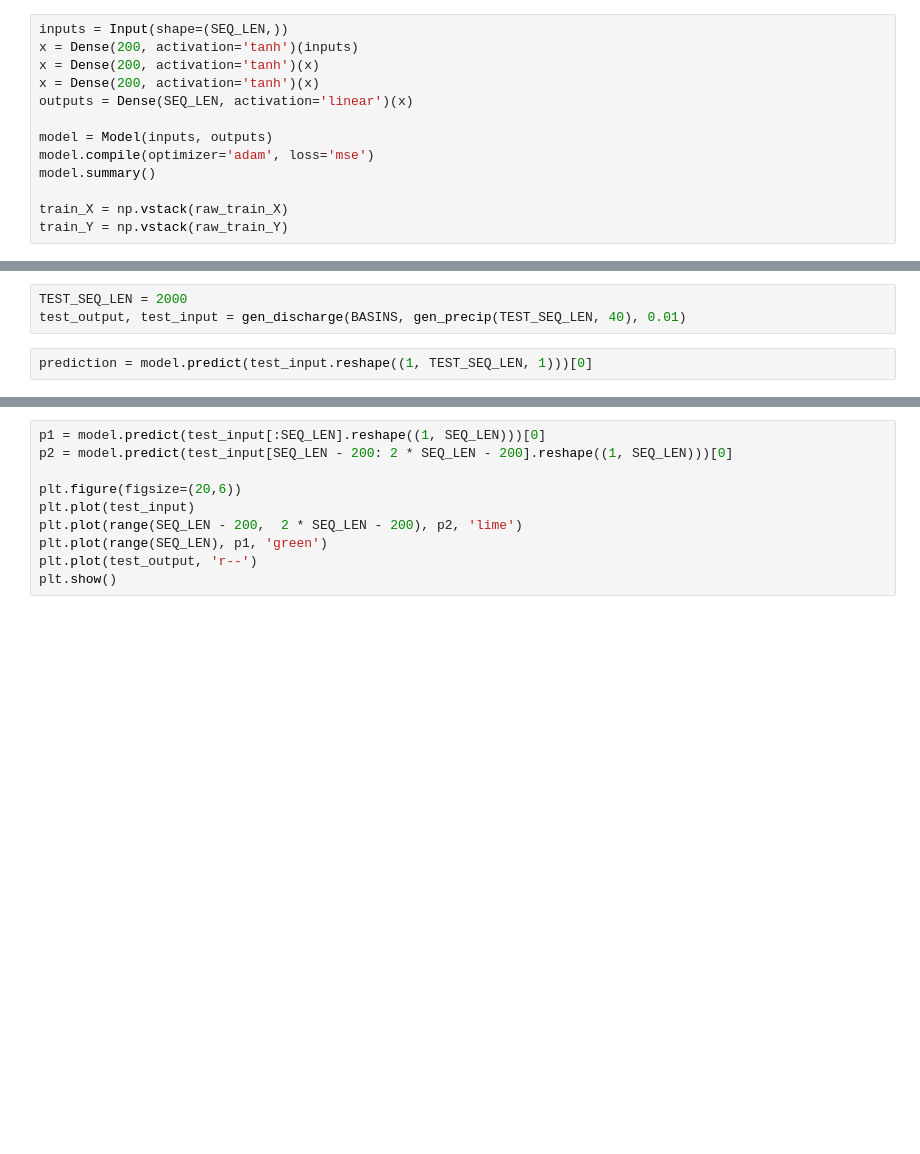
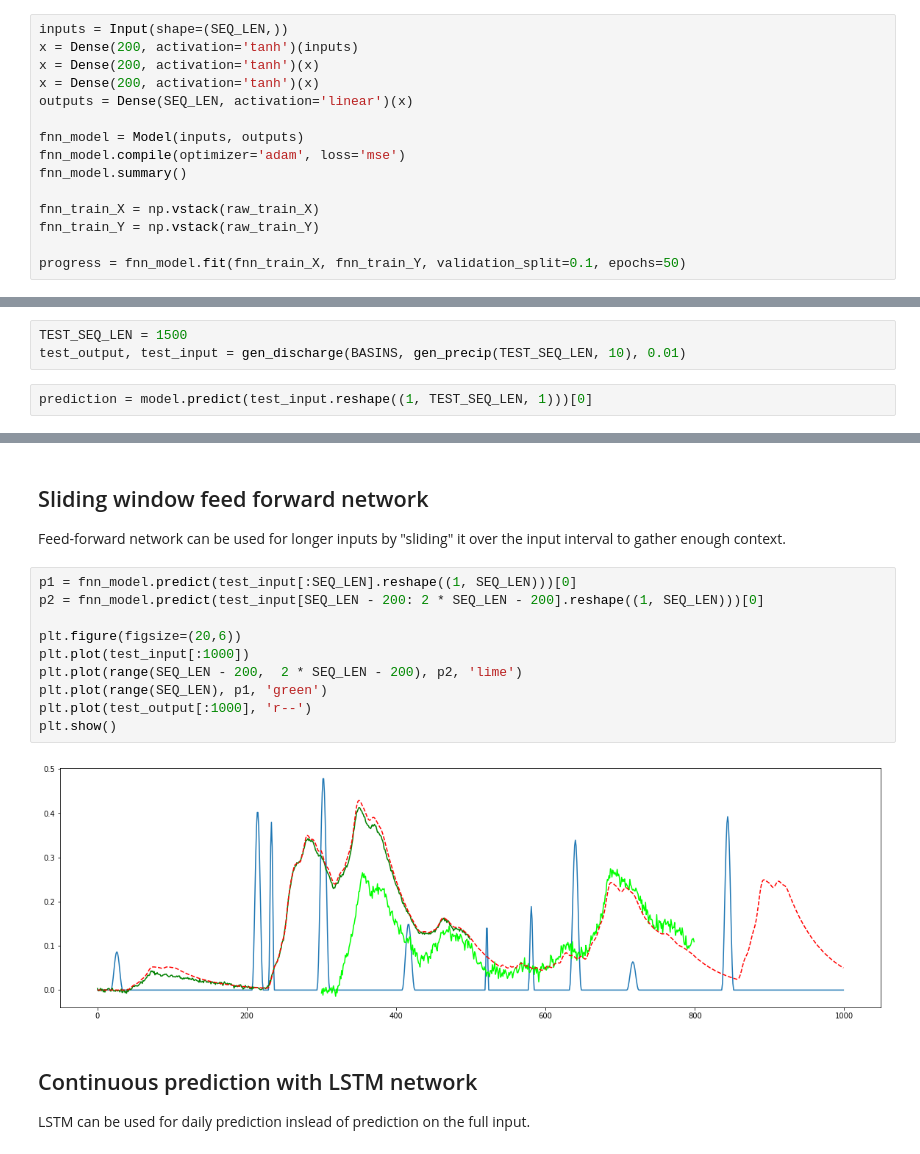
Before and after one commit to mlcollege/time-series-analysis, a Jupyter notebook: src/rainfall_runoff-complete.ipynb, the cells around one changed output, grey strips where cells are left out. Saved outputs shown, nothing was run; the diff lists cells and outputs as text; blank space fills up the shorter version.

```diff
--- a/src/rainfall_runoff-complete.ipynb
+++ b/src/rainfall_runoff-complete.ipynb
@@ -77,9 +79,11 @@ x = Dense(200, activation='tanh')(x)
 x = Dense(200, activation='tanh')(x)
 outputs = Dense(SEQ_LEN, activation='linear')(x)
 
-model = Model(inputs, outputs)
-model.compile(optimizer='adam', loss='mse')
-model.summary()
+fnn_model = Model(inputs, outputs)
+fnn_model.compile(optimizer='adam', loss='mse')
+fnn_model.summary()
 
-train_X = np.vstack(raw_train_X)
-train_Y = np.vstack(raw_train_Y)
+fnn_train_X = np.vstack(raw_train_X)
+fnn_train_Y = np.vstack(raw_train_Y)
+
+progress = fnn_model.fit(fnn_train_X, fnn_train_Y, validation_split=0.1, epochs=50)
@@ -111,6 +208,6 @@ progress = model.fit(train_X, train_Y, validation_split=0.1, epochs=50)
 # %%
-TEST_SEQ_LEN = 2000
-test_output, test_input = gen_discharge(BASINS, gen_precip(TEST_SEQ_LEN, 40), 0.01)
+TEST_SEQ_LEN = 1500
+test_output, test_input = gen_discharge(BASINS, gen_precip(TEST_SEQ_LEN, 10), 0.01)
 # %%
 prediction = model.predict(test_input.reshape((1, TEST_SEQ_LEN, 1)))[0]
 # %%
@@ -122,10 +221,18 @@ plt.show()
+# %% [markdown]
+## Sliding window feed forward network
+Feed-forward network can be used for longer inputs by "sliding" it over the input interval to gather enough context.
 # %%
-p1 = model.predict(test_input[:SEQ_LEN].reshape((1, SEQ_LEN)))[0]
-p2 = model.predict(test_input[SEQ_LEN - 200: 2 * SEQ_LEN - 200].reshape((1, SEQ_LEN)))[0]
+p1 = fnn_model.predict(test_input[:SEQ_LEN].reshape((1, SEQ_LEN)))[0]
+p2 = fnn_model.predict(test_input[SEQ_LEN - 200: 2 * SEQ_LEN - 200].reshape((1, SEQ_LEN)))[0]
 
 plt.figure(figsize=(20,6))
-plt.plot(test_input)
+plt.plot(test_input[:1000])
 plt.plot(range(SEQ_LEN - 200,  2 * SEQ_LEN - 200), p2, 'lime')
 plt.plot(range(SEQ_LEN), p1, 'green')
-plt.plot(test_output, 'r--')
+plt.plot(test_output[:1000], 'r--')
 plt.show()
+# %% [output]
+[figure, added]
+# %% [markdown]
+## Continuous prediction with LSTM network
+LSTM can be used for daily prediction inslead of prediction on the full input.
```
Also changed, not shown: parts of 20 cells of this notebook.
